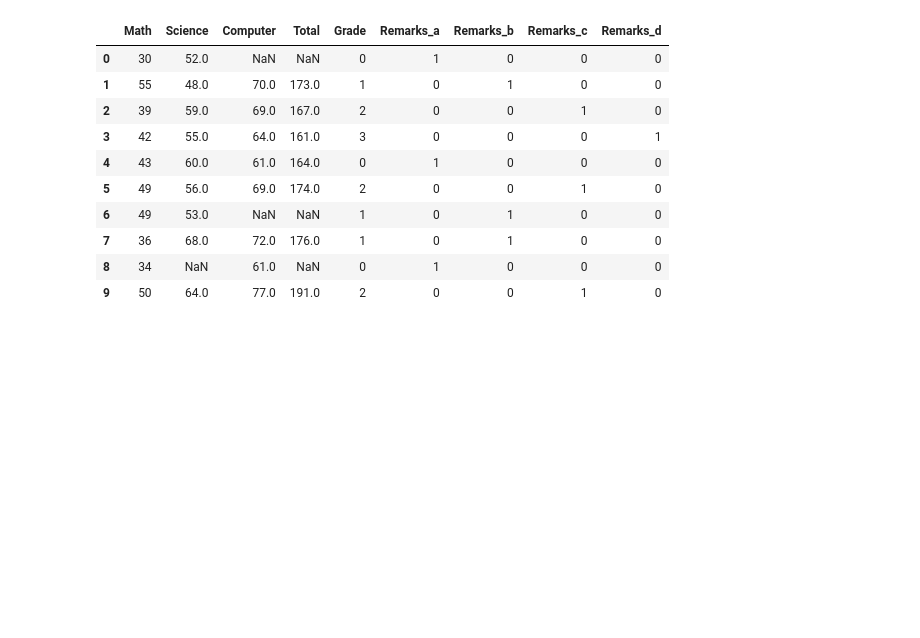
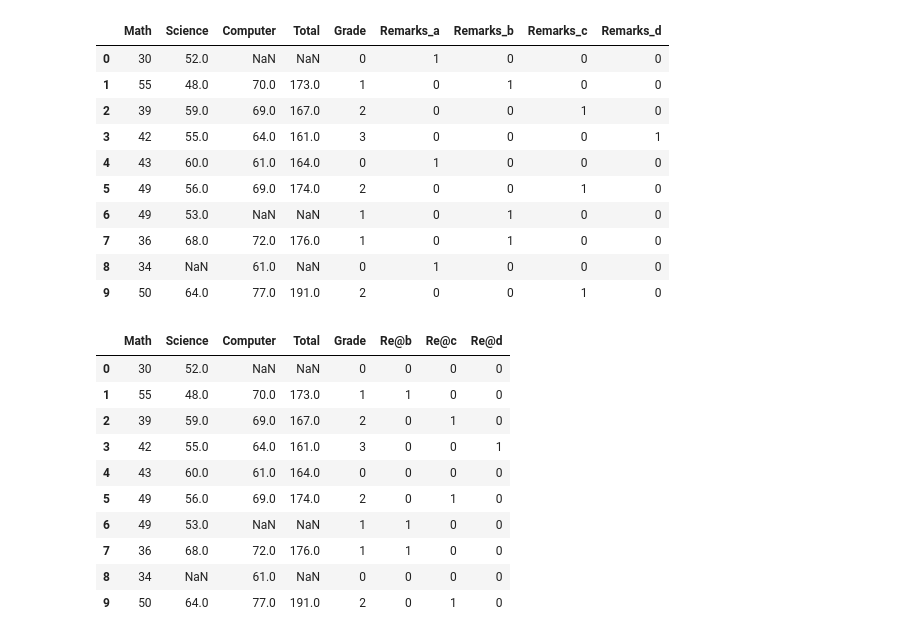
Before and after one commit to baivabbhusal/Python_class_Nccs, a Jupyter notebook: 18.pandas.ipynb, the cells around one changed output. Saved outputs shown, nothing was run; the diff lists cells and outputs as text; code cells hidden in the pictures; blank space fills up the shorter version.

```diff
--- a/18.pandas.ipynb
+++ b/18.pandas.ipynb
@@ -613,3 +613,23 @@ pd.get_dummies(df2,columns=["Remarks"],dtype=int)
 | 7 | 36 | 68.0 | 72.0 | 176.0 | 1 | 0 | 1 | 0 | 0 |
 | 8 | 34 | NaN | 61.0 | NaN | 0 | 1 | 0 | 0 | 0 |
 | 9 | 50 | 64.0 | 77.0 | 191.0 | 2 | 0 | 0 | 1 | 0 |
+# %%
+df2=pd.get_dummies(
+    df2,columns=["Remarks"],
+    dtype=int,
+    drop_first=True,
+    prefix="Re",
+    prefix_sep="@")
+df2
+# %% [output]
+|  | Math | Science | Computer | Total | Grade | Re@b | Re@c | Re@d |
+| 0 | 30 | 52.0 | NaN | NaN | 0 | 0 | 0 | 0 |
+| 1 | 55 | 48.0 | 70.0 | 173.0 | 1 | 1 | 0 | 0 |
+| 2 | 39 | 59.0 | 69.0 | 167.0 | 2 | 0 | 1 | 0 |
+| 3 | 42 | 55.0 | 64.0 | 161.0 | 3 | 0 | 0 | 1 |
+| 4 | 43 | 60.0 | 61.0 | 164.0 | 0 | 0 | 0 | 0 |
+| 5 | 49 | 56.0 | 69.0 | 174.0 | 2 | 0 | 1 | 0 |
+| 6 | 49 | 53.0 | NaN | NaN | 1 | 1 | 0 | 0 |
+| 7 | 36 | 68.0 | 72.0 | 176.0 | 1 | 1 | 0 | 0 |
+| 8 | 34 | NaN | 61.0 | NaN | 0 | 0 | 0 | 0 |
+| 9 | 50 | 64.0 | 77.0 | 191.0 | 2 | 0 | 1 | 0 |
```
Also changed, not shown: parts of 1 cell of this notebook, 1 other file.
